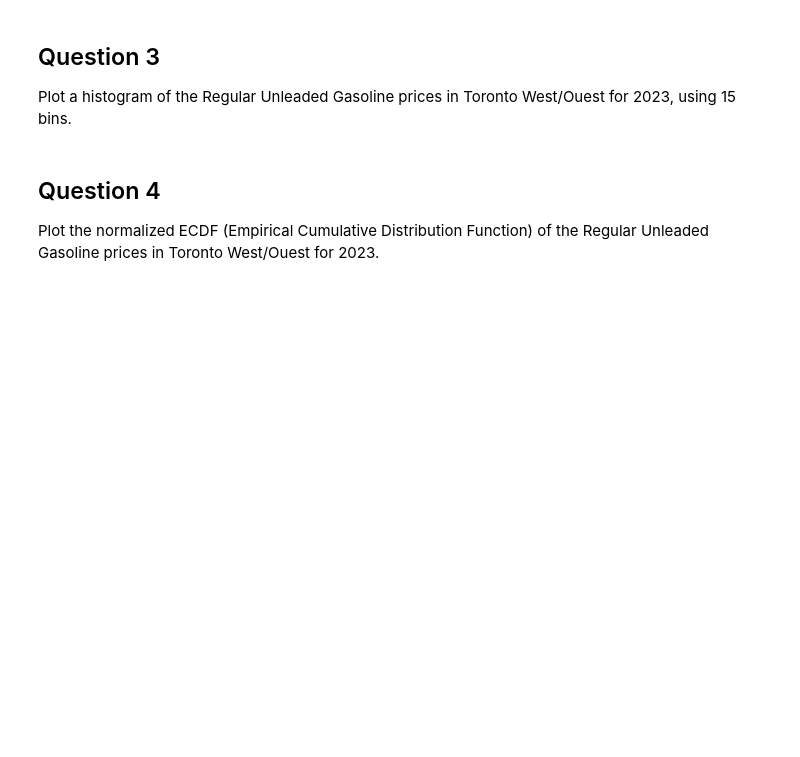
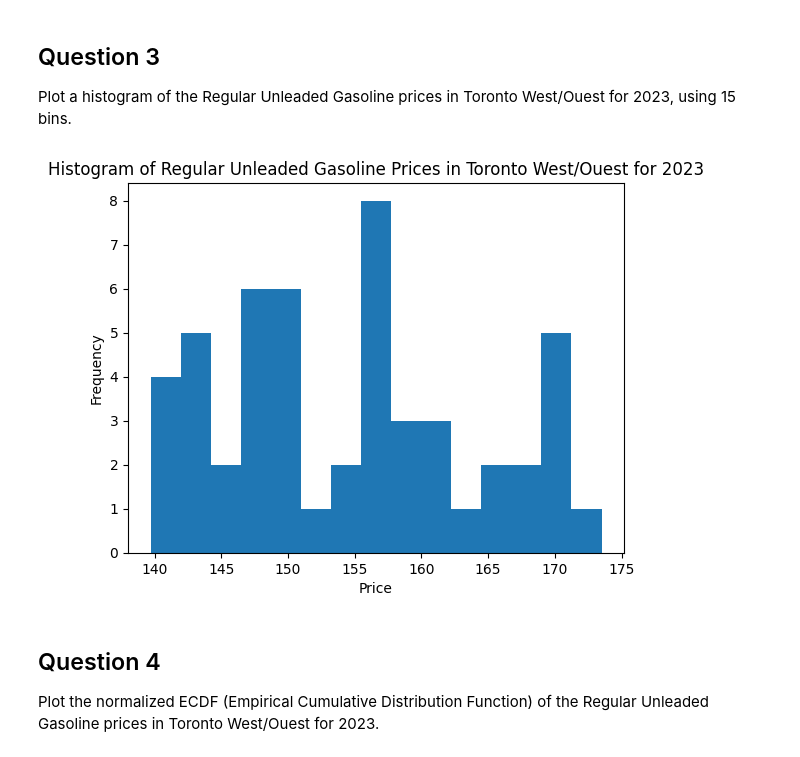
Before and after one commit to steventohme/CP321, a Jupyter notebook: Assignment 1/A1.ipynb, the cells around one changed output. Cells and saved outputs as stored; diff of their text form; code cells hidden in the pictures; blank space fills up the shorter version.

```diff
--- a/Assignment 1/A1.ipynb
+++ b/Assignment 1/A1.ipynb
@@ -68,6 +68,16 @@ plt.show()
 ## Question 3
 
 Plot a histogram of the Regular Unleaded Gasoline prices in Toronto West/Ouest for 2023, using 15 bins.
+# %%
+df_toronto_west = df[(df['Fuel Type'] == 'Regular Unleaded Gasoline') & (df['Date'].str.contains('2023')) & (df['Toronto West/Ouest'].notna())]
+
+plt.hist(df_toronto_west['Toronto West/Ouest'], bins=15)
+plt.xlabel('Price')
+plt.ylabel('Frequency')
+plt.title('Histogram of Regular Unleaded Gasoline Prices in Toronto West/Ouest for 2023')
+plt.show()
+# %% [output]
+[figure, added]
 # %% [markdown]
 ## Question 4
 
```
